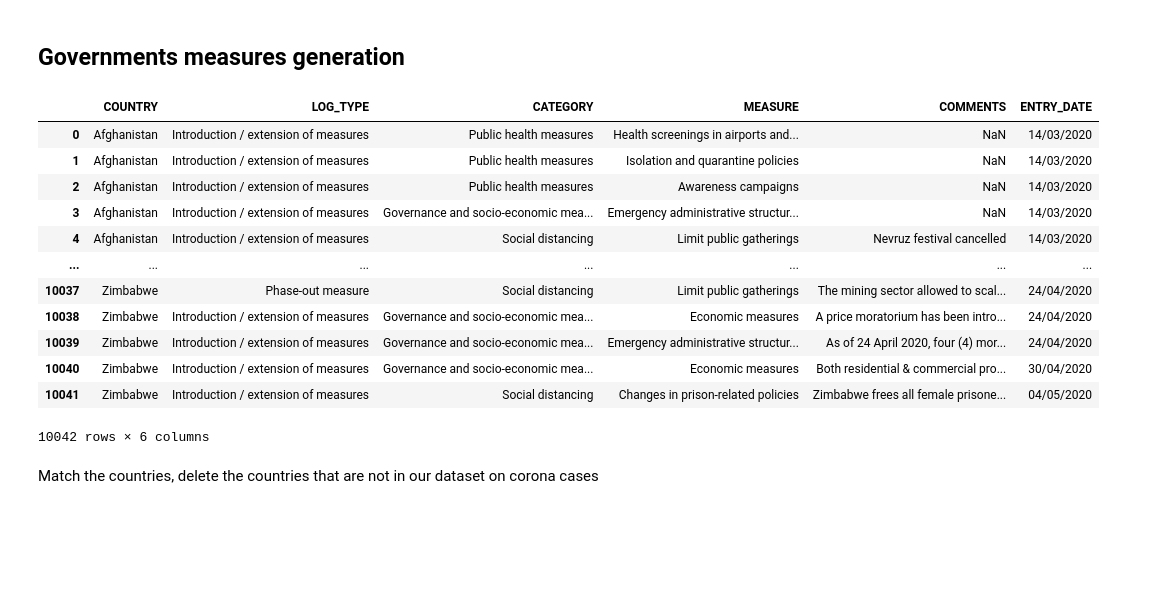
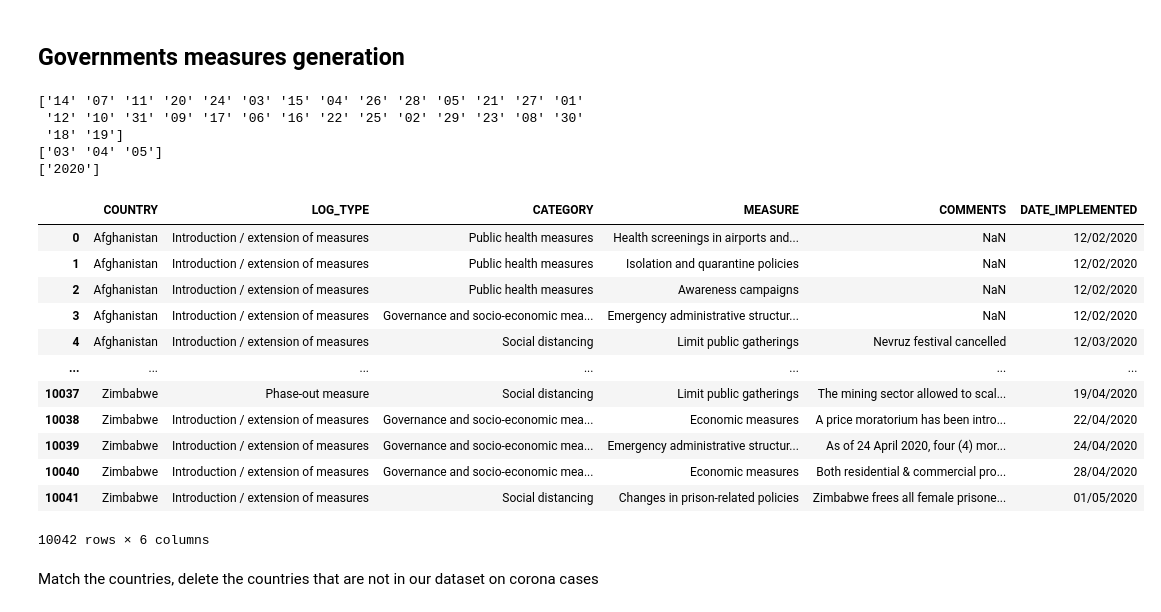
Before and after one commit to com-480-data-visualization/com-480-project-corona-cocos, a Jupyter notebook: Data-generation.ipynb, the cells around one changed output. Saved outputs shown, nothing was run; the diff lists cells and outputs as text; code cells hidden in the pictures; blank space fills up the shorter version.

Commit message:
Change date for measures

```diff
--- a/Data-generation.ipynb
+++ b/Data-generation.ipynb
@@ -247,24 +247,36 @@ import numpy as np
 
 import warnings
 warnings.filterwarnings('ignore')
+# %%
+data_full = pd.read_csv('data/governments-measures.csv')
+data_full.loc[data_full['DATE_IMPLEMENTED'].isna(), 'DATE_IMPLEMENTED'] = data_full.loc[data_full['DATE_IMPLEMENTED'].isna(), 'ENTRY_DATE']
+check_dates = pd.DataFrame(data_full['ENTRY_DATE'].str.split('/').to_list(), columns=['day', 'month', 'year'])
+print(check_dates.day.unique())
+print(check_dates.month.unique())
+print(check_dates.year.unique())
+# %% [output]
+['14' '07' '11' '20' '24' '03' '15' '04' '26' '28' '05' '21' '27' '01'
+ '12' '10' '31' '09' '17' '06' '16' '22' '25' '02' '29' '23' '08' '30'
+ '18' '19']
+['03' '04' '05']
+['2020']
 # %%
-data_full = pd.read_csv('data/governments-measures.csv')
-data = data_full[['COUNTRY', 'LOG_TYPE', 'CATEGORY', 'MEASURE', 'COMMENTS', 'ENTRY_DATE']]
+data = data_full[['COUNTRY', 'LOG_TYPE', 'CATEGORY', 'MEASURE', 'COMMENTS', 'DATE_IMPLEMENTED']]
 data['MEASURE'] = data['MEASURE'].str.replace('\xa0', '')
 data
 # %% [output]
-|  | COUNTRY | LOG_TYPE | CATEGORY | MEASURE | COMMENTS | ENTRY_DATE |
-| 0 | Afghanistan | Introduction / extension of measures | Public health measures | Health screenings in airports and... | NaN | 14/03/2020 |
-| 1 | Afghanistan | Introduction / extension of measures | Public health measures | Isolation and quarantine policies | NaN | 14/03/2020 |
-| 2 | Afghanistan | Introduction / extension of measures | Public health measures | Awareness campaigns | NaN | 14/03/2020 |
-| 3 | Afghanistan | Introduction / extension of measures | Governance and socio-economic mea... | Emergency administrative structur... | NaN | 14/03/2020 |
-| 4 | Afghanistan | Introduction / extension of measures | Social distancing | Limit public gatherings | Nevruz festival cancelled | 14/03/2020 |
+|  | COUNTRY | LOG_TYPE | CATEGORY | MEASURE | COMMENTS | DATE_IMPLEMENTED |
+| 0 | Afghanistan | Introduction / extension of measures | Public health measures | Health screenings in airports and... | NaN | 12/02/2020 |
+| 1 | Afghanistan | Introduction / extension of measures | Public health measures | Isolation and quarantine policies | NaN | 12/02/2020 |
+| 2 | Afghanistan | Introduction / extension of measures | Public health measures | Awareness campaigns | NaN | 12/02/2020 |
+| 3 | Afghanistan | Introduction / extension of measures | Governance and socio-economic mea... | Emergency administrative structur... | NaN | 12/02/2020 |
+| 4 | Afghanistan | Introduction / extension of measures | Social distancing | Limit public gatherings | Nevruz festival cancelled | 12/03/2020 |
 | ... | ... | ... | ... | ... | ... | ... |
-| 10037 | Zimbabwe | Phase-out measure | Social distancing | Limit public gatherings | The mining sector allowed to scal... | 24/04/2020 |
-| 10038 | Zimbabwe | Introduction / extension of measures | Governance and socio-economic mea... | Economic measures | A price moratorium has been intro... | 24/04/2020 |
+| 10037 | Zimbabwe | Phase-out measure | Social distancing | Limit public gatherings | The mining sector allowed to scal... | 19/04/2020 |
+| 10038 | Zimbabwe | Introduction / extension of measures | Governance and socio-economic mea... | Economic measures | A price moratorium has been intro... | 22/04/2020 |
 | 10039 | Zimbabwe | Introduction / extension of measures | Governance and socio-economic mea... | Emergency administrative structur... | As of 24 April 2020, four (4) mor... | 24/04/2020 |
-| 10040 | Zimbabwe | Introduction / extension of measures | Governance and socio-economic mea... | Economic measures | Both residential & commercial pro... | 30/04/2020 |
-| 10041 | Zimbabwe | Introduction / extension of measures | Social distancing | Changes in prison-related policies | Zimbabwe frees all female prisone... | 04/05/2020 |
+| 10040 | Zimbabwe | Introduction / extension of measures | Governance and socio-economic mea... | Economic measures | Both residential & commercial pro... | 28/04/2020 |
+| 10041 | Zimbabwe | Introduction / extension of measures | Social distancing | Changes in prison-related policies | Zimbabwe frees all female prisone... | 01/05/2020 |
 10042 rows × 6 columns
 # %% [markdown]
 Match the countries, delete the countries that are not in our dataset on corona cases
```
Also changed, not shown: parts of 2 cells of this notebook, 1 other file.
